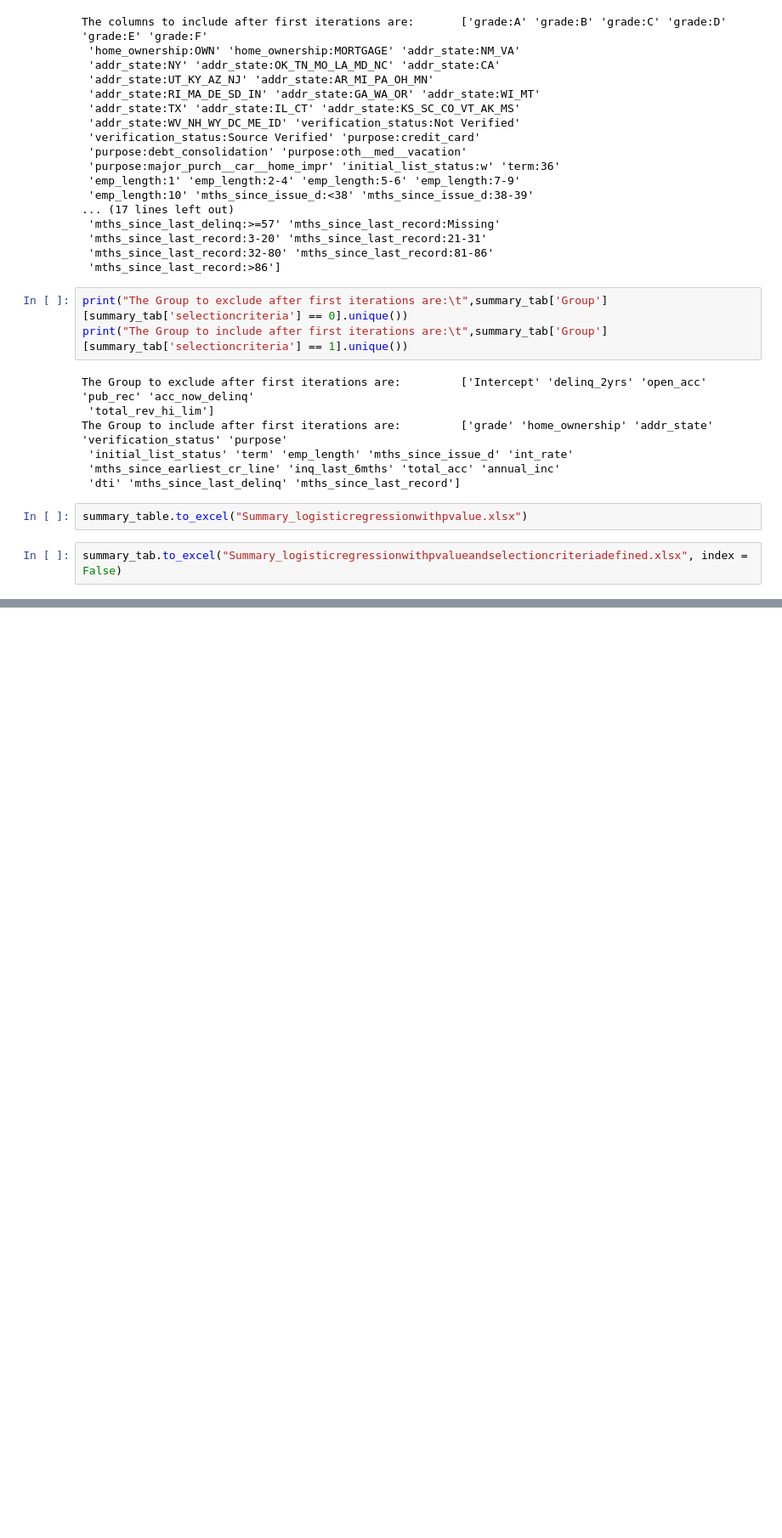
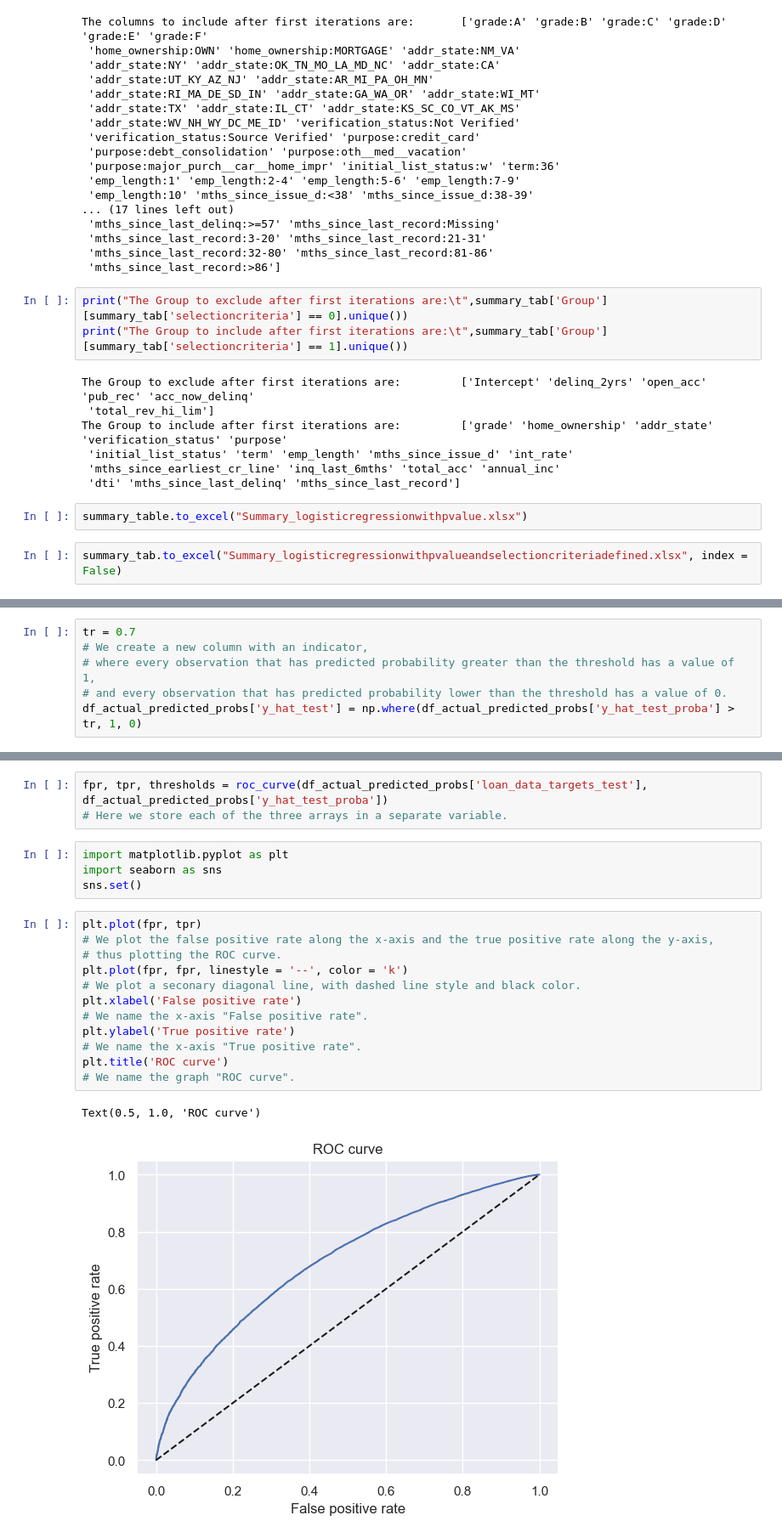
Before and after one commit to dcgkpindiastudy/CreditRiskModelingInPython, a Jupyter notebook: Src/Credit Risk Modeling - PD Model.ipynb, the cells around one changed output, grey strips where cells are left out. Shown at 85% size. Saved outputs shown, nothing was run; the diff lists cells and outputs as text; blank space fills up the shorter version.

```diff
--- a/Src/Credit Risk Modeling - PD Model.ipynb
+++ b/Src/Credit Risk Modeling - PD Model.ipynb
@@ -637,0 +1214,6 @@ summary_tab.to_excel("Summary_logisticregressionwithpvalueandselectioncriteriade
+# %%
+tr = 0.7
+# We create a new column with an indicator,
+# where every observation that has predicted probability greater than the threshold has a value of 1,
+# and every observation that has predicted probability lower than the threshold has a value of 0.
+df_actual_predicted_probs['y_hat_test'] = np.where(df_actual_predicted_probs['y_hat_test_proba'] > tr, 1, 0)
@@ -637,0 +1256,22 @@ summary_tab.to_excel("Summary_logisticregressionwithpvalueandselectioncriteriade
+# %%
+fpr, tpr, thresholds = roc_curve(df_actual_predicted_probs['loan_data_targets_test'], df_actual_predicted_probs['y_hat_test_proba'])
+# Here we store each of the three arrays in a separate variable.
+# %%
+import matplotlib.pyplot as plt
+import seaborn as sns
+sns.set()
+# %%
+plt.plot(fpr, tpr)
+# We plot the false positive rate along the x-axis and the true positive rate along the y-axis,
+# thus plotting the ROC curve.
+plt.plot(fpr, fpr, linestyle = '--', color = 'k')
+# We plot a seconary diagonal line, with dashed line style and black color.
+plt.xlabel('False positive rate')
+# We name the x-axis "False positive rate".
+plt.ylabel('True positive rate')
+# We name the x-axis "True positive rate".
+plt.title('ROC curve')
+# We name the graph "ROC curve".
+# %% [output]
+Text(0.5, 1.0, 'ROC curve')
+[figure, added]
```
Also changed, not shown: parts of 72 cells of this notebook.
